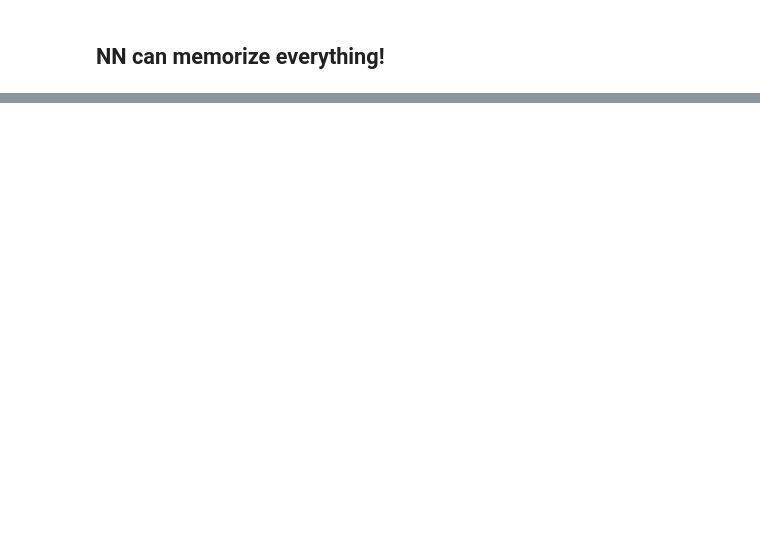
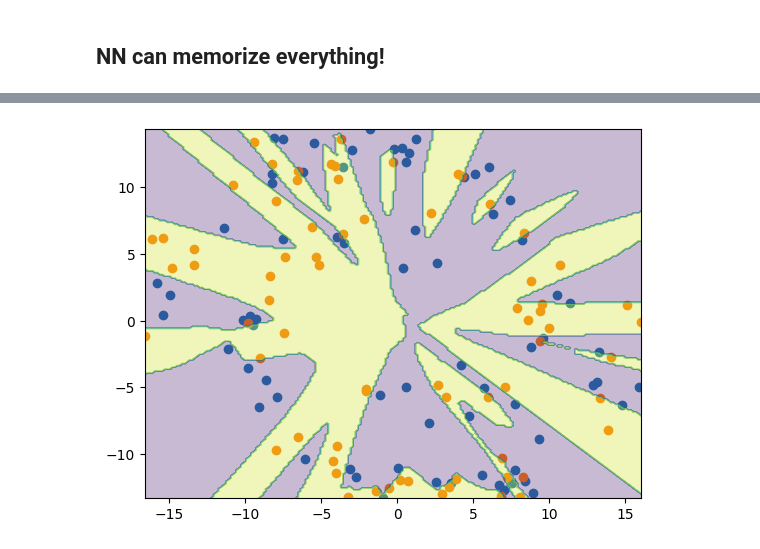
Before and after one commit to jdasam/mas1004, a Jupyter notebook: live_coding/3_binary_classification.ipynb, the cells around one changed output, grey strips where cells are left out. Saved outputs shown, nothing was run; the diff lists cells and outputs as text; code cells hidden in the pictures; blank space fills up the shorter version.

```diff
--- a/live_coding/3_binary_classification.ipynb
+++ b/live_coding/3_binary_classification.ipynb
@@ -276,0 +323,24 @@ plt.scatter(test_data[:,0], test_data[:,1], c=test_label)
+# %%
+# tqdm helps to visualize the progress bar in iteration
+from tqdm.auto import tqdm
+
+model = Classifier(hidden_size=512)
+optimizer = torch.optim.Adam(model.parameters())
+
+num_iter = 2000
+loss_record = []
+
+for iter in tqdm(range(num_iter)):
+  logit = model(train_data) # logit is value before sigmoid
+  prob = logit.sigmoid()
+  # loss = (prob - label) ** 2 # square error
+  # loss = loss.mean()
+  loss = get_binary_cross_entropy(prob, train_label)
+  loss.backward() # backpropagation: make the gradient
+  optimizer.step() # update parameters
+  optimizer.zero_grad() # reset the gradient
+  loss_record.append(loss.item())
+# %%
+visualize_decision_boundary(model, train_data, train_label)
+# %% [output]
+[figure, added]
```
Also changed, not shown: parts of 13 cells of this notebook.
